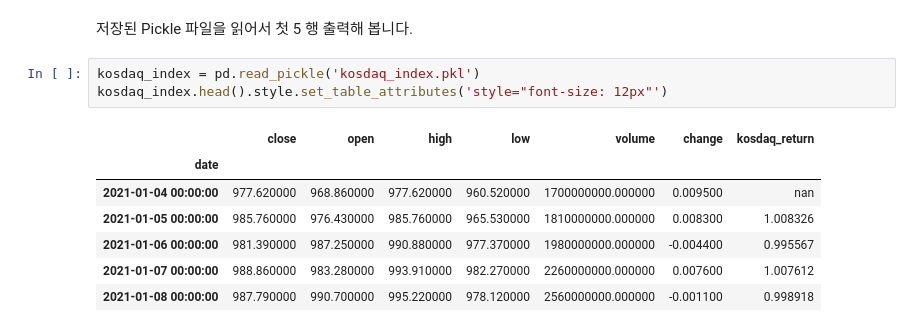
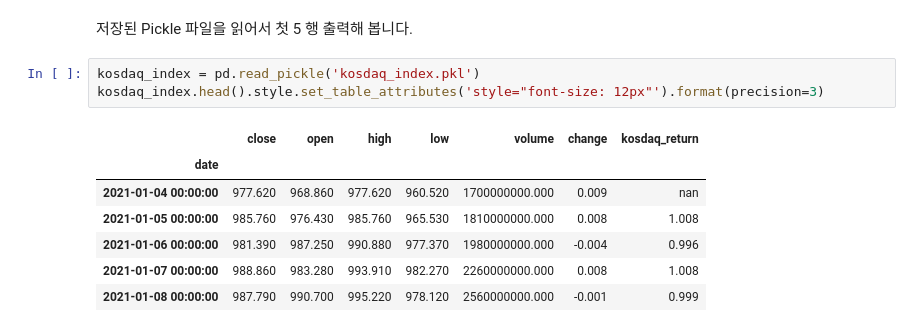
Before and after one commit to occam-KHS/JupyterBook, a Jupyter notebook: _build/jupyter_execute/chapter4/4.4.2_Data_Collection.ipynb, the cells around one changed output. Saved outputs shown, nothing was run; the diff lists cells and outputs as text.

```diff
--- a/_build/jupyter_execute/chapter4/4.4.2_Data_Collection.ipynb
+++ b/_build/jupyter_execute/chapter4/4.4.2_Data_Collection.ipynb
@@ -45,12 +45,12 @@ Text(0.5, 1.0, 'KOSDAQ Index Daily Return')
 저장된 Pickle 파일을 읽어서 첫 5 행 출력해 봅니다.
 # %%
 kosdaq_index = pd.read_pickle('kosdaq_index.pkl')
-kosdaq_index.head().style.set_table_attributes('style="font-size: 12px"')
+kosdaq_index.head().style.set_table_attributes('style="font-size: 12px"').format(precision=3)
 # %% [output]
 |  | close | open | high | low | volume | change | kosdaq_return |
 | date |  |  |  |  |  |  |  |
-| 2021-01-04 00:00:00 | 977.620000 | 968.860000 | 977.620000 | 960.520000 | 1700000000.000000 | 0.009500 | nan |
-| 2021-01-05 00:00:00 | 985.760000 | 976.430000 | 985.760000 | 965.530000 | 1810000000.000000 | 0.008300 | 1.008326 |
-| 2021-01-06 00:00:00 | 981.390000 | 987.250000 | 990.880000 | 977.370000 | 1980000000.000000 | -0.004400 | 0.995567 |
-| 2021-01-07 00:00:00 | 988.860000 | 983.280000 | 993.910000 | 982.270000 | 2260000000.000000 | 0.007600 | 1.007612 |
-| 2021-01-08 00:00:00 | 987.790000 | 990.700000 | 995.220000 | 978.120000 | 2560000000.000000 | -0.001100 | 0.998918 |
+| 2021-01-04 00:00:00 | 977.620 | 968.860 | 977.620 | 960.520 | 1700000000.000 | 0.009 | nan |
+| 2021-01-05 00:00:00 | 985.760 | 976.430 | 985.760 | 965.530 | 1810000000.000 | 0.008 | 1.008 |
+| 2021-01-06 00:00:00 | 981.390 | 987.250 | 990.880 | 977.370 | 1980000000.000 | -0.004 | 0.996 |
+| 2021-01-07 00:00:00 | 988.860 | 983.280 | 993.910 | 982.270 | 2260000000.000 | 0.008 | 1.008 |
+| 2021-01-08 00:00:00 | 987.790 | 990.700 | 995.220 | 978.120 | 2560000000.000 | -0.001 | 0.999 |
```
Also changed, not shown: parts of 3 cells of this notebook, 13 other files.
